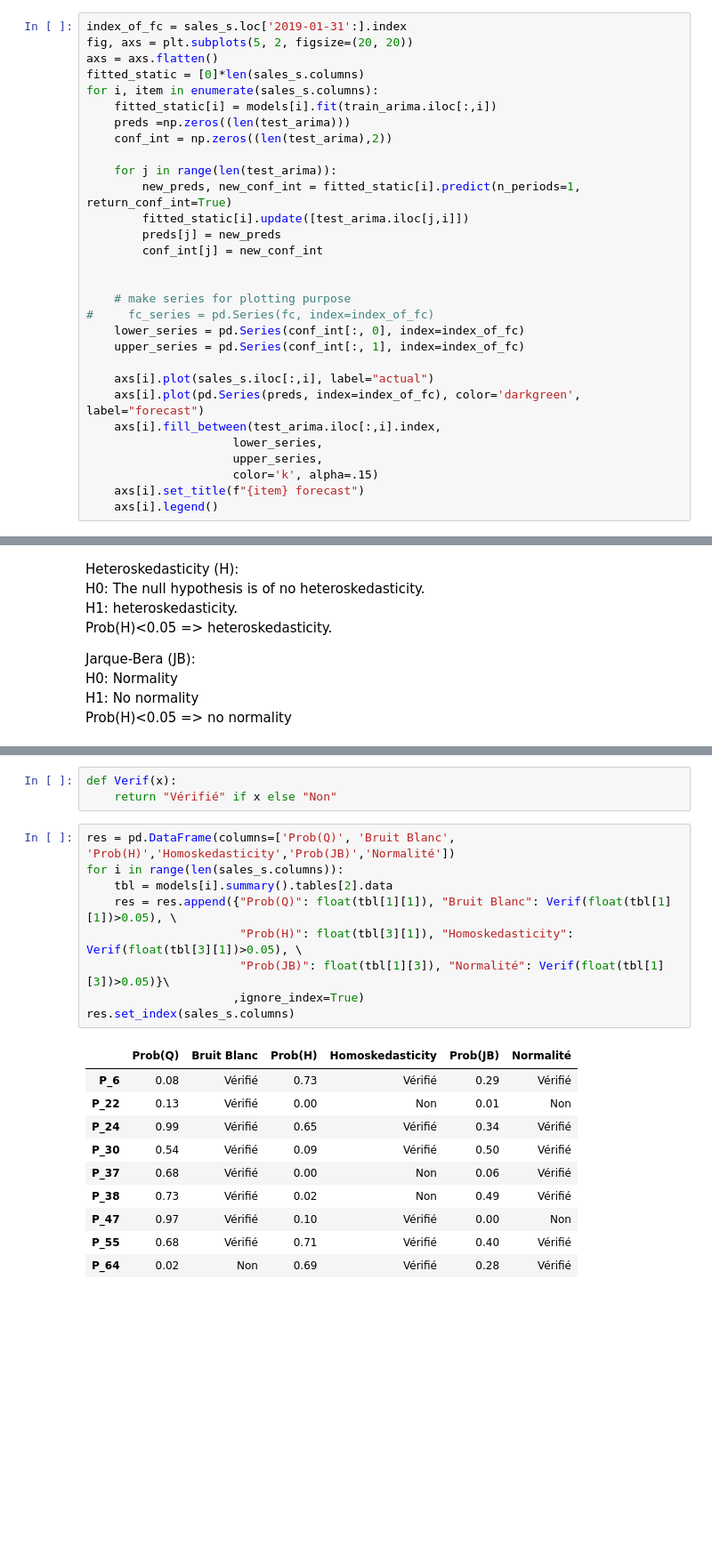
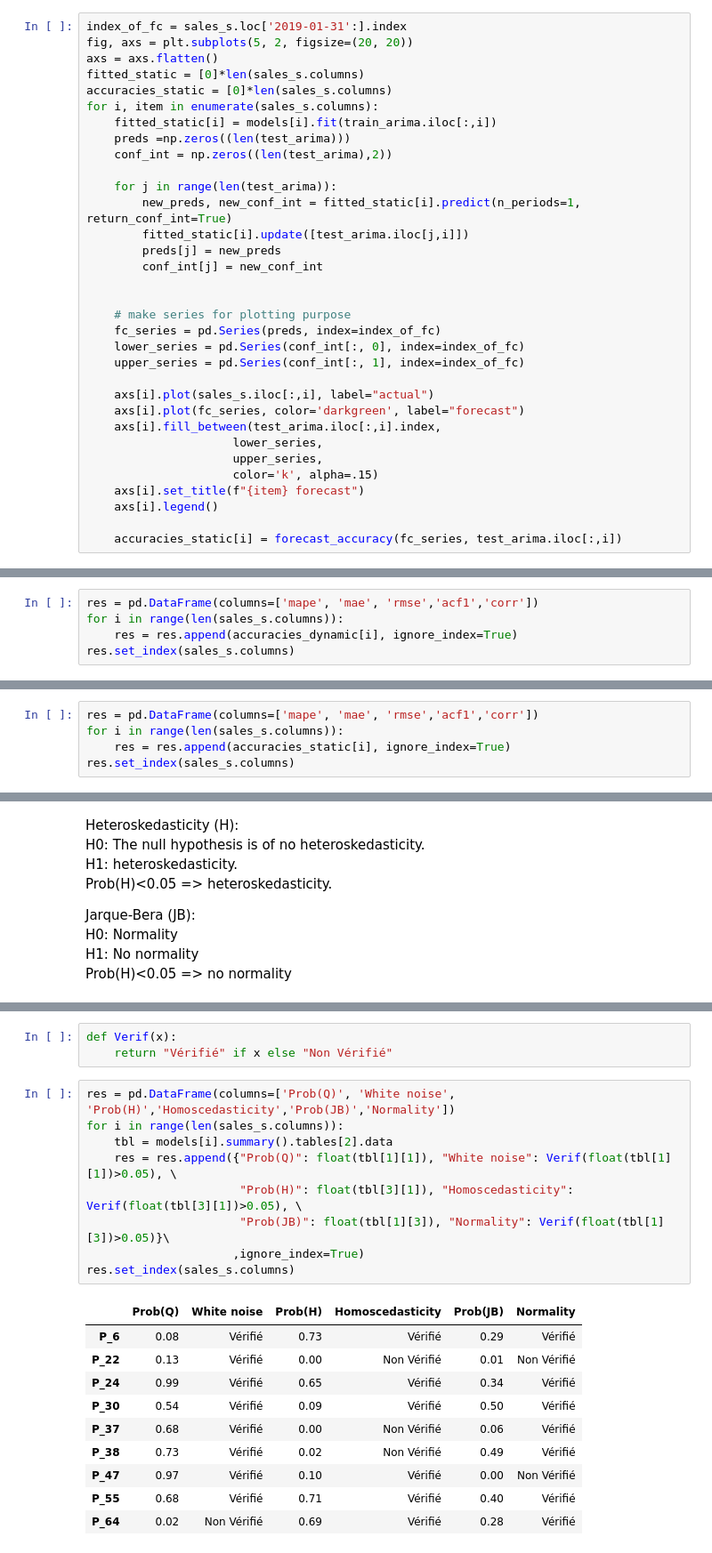
Before and after one commit to Mounji-Salma/Forecasting_App, a Jupyter notebook: ARIMA.ipynb, the cells around one changed output, grey strips where cells are left out. Shown at 89% size. Drawn from its saved outputs; the diff is of its cells as text; blank space fills up the shorter version.

```diff
--- a/ARIMA.ipynb
+++ b/ARIMA.ipynb
@@ -295,6 +296,7 @@ index_of_fc = sales_s.loc['2019-01-31':].index
 fig, axs = plt.subplots(5, 2, figsize=(20, 20))
 axs = axs.flatten()
 fitted_static = [0]*len(sales_s.columns)
+accuracies_static = [0]*len(sales_s.columns)
 for i, item in enumerate(sales_s.columns):
     fitted_static[i] = models[i].fit(train_arima.iloc[:,i])
     preds =np.zeros((len(test_arima)))
@@ -308,17 +310,24 @@ for i, item in enumerate(sales_s.columns):
 
 
     # make series for plotting purpose
-#     fc_series = pd.Series(fc, index=index_of_fc)
+    fc_series = pd.Series(preds, index=index_of_fc)
     lower_series = pd.Series(conf_int[:, 0], index=index_of_fc)
     upper_series = pd.Series(conf_int[:, 1], index=index_of_fc)
 
     axs[i].plot(sales_s.iloc[:,i], label="actual")
-    axs[i].plot(pd.Series(preds, index=index_of_fc), color='darkgreen', label="forecast")
+    axs[i].plot(fc_series, color='darkgreen', label="forecast")
     axs[i].fill_between(test_arima.iloc[:,i].index,
                      lower_series,
                      upper_series,
                      color='k', alpha=.15)
     axs[i].set_title(f"{item} forecast")
     axs[i].legend()
+
+    accuracies_static[i] = forecast_accuracy(fc_series, test_arima.iloc[:,i])
 # %% [output]
 [figure]
+# %%
+res = pd.DataFrame(columns=['mape', 'mae', 'rmse','acf1','corr'])
+for i in range(len(sales_s.columns)):
+    res = res.append(accuracies_dynamic[i], ignore_index=True)
+res.set_index(sales_s.columns)
@@ -324,0 +345,5 @@ for i, item in enumerate(sales_s.columns):
+# %%
+res = pd.DataFrame(columns=['mape', 'mae', 'rmse','acf1','corr'])
+for i in range(len(sales_s.columns)):
+    res = res.append(accuracies_static[i], ignore_index=True)
+res.set_index(sales_s.columns)
@@ -342,23 +381,23 @@ Jarque-Bera (JB):\
 # %%
 def Verif(x):
-    return "Vérifié" if x else "Non"
+    return "Vérifié" if x else "Non Vérifié"
 # %%
-res = pd.DataFrame(columns=['Prob(Q)', 'Bruit Blanc', 'Prob(H)','Homoskedasticity','Prob(JB)','Normalité'])
+res = pd.DataFrame(columns=['Prob(Q)', 'White noise', 'Prob(H)','Homoscedasticity','Prob(JB)','Normality'])
 for i in range(len(sales_s.columns)):
     tbl = models[i].summary().tables[2].data
-    res = res.append({"Prob(Q)": float(tbl[1][1]), "Bruit Blanc": Verif(float(tbl[1][1])>0.05), \
-                      "Prob(H)": float(tbl[3][1]), "Homoskedasticity": Verif(float(tbl[3][1])>0.05), \
-                      "Prob(JB)": float(tbl[1][3]), "Normalité": Verif(float(tbl[1][3])>0.05)}\
+    res = res.append({"Prob(Q)": float(tbl[1][1]), "White noise": Verif(float(tbl[1][1])>0.05), \
+                      "Prob(H)": float(tbl[3][1]), "Homoscedasticity": Verif(float(tbl[3][1])>0.05), \
+                      "Prob(JB)": float(tbl[1][3]), "Normality": Verif(float(tbl[1][3])>0.05)}\
                      ,ignore_index=True)
 res.set_index(sales_s.columns)
 # %% [output]
-|  | Prob(Q) | Bruit Blanc | Prob(H) | Homoskedasticity | Prob(JB) | Normalité |
+|  | Prob(Q) | White noise | Prob(H) | Homoscedasticity | Prob(JB) | Normality |
 | P_6 | 0.08 | Vérifié | 0.73 | Vérifié | 0.29 | Vérifié |
-| P_22 | 0.13 | Vérifié | 0.00 | Non | 0.01 | Non |
+| P_22 | 0.13 | Vérifié | 0.00 | Non Vérifié | 0.01 | Non Vérifié |
 | P_24 | 0.99 | Vérifié | 0.65 | Vérifié | 0.34 | Vérifié |
 | P_30 | 0.54 | Vérifié | 0.09 | Vérifié | 0.50 | Vérifié |
-| P_37 | 0.68 | Vérifié | 0.00 | Non | 0.06 | Vérifié |
-| P_38 | 0.73 | Vérifié | 0.02 | Non | 0.49 | Vérifié |
-| P_47 | 0.97 | Vérifié | 0.10 | Vérifié | 0.00 | Non |
+| P_37 | 0.68 | Vérifié | 0.00 | Non Vérifié | 0.06 | Vérifié |
+| P_38 | 0.73 | Vérifié | 0.02 | Non Vérifié | 0.49 | Vérifié |
+| P_47 | 0.97 | Vérifié | 0.10 | Vérifié | 0.00 | Non Vérifié |
 | P_55 | 0.68 | Vérifié | 0.71 | Vérifié | 0.40 | Vérifié |
-| P_64 | 0.02 | Non | 0.69 | Vérifié | 0.28 | Vérifié |
+| P_64 | 0.02 | Non Vérifié | 0.69 | Vérifié | 0.28 | Vérifié |
```
Also changed, not shown: parts of 14 cells of this notebook, 1 other file.
